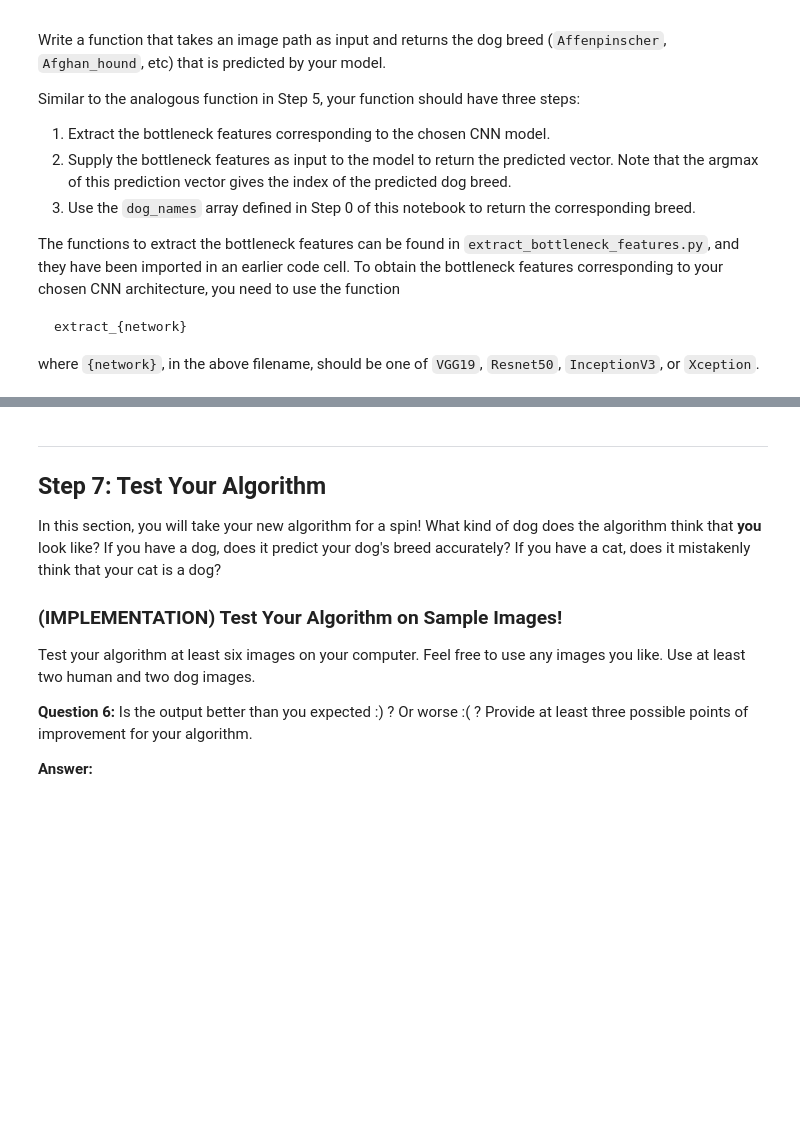
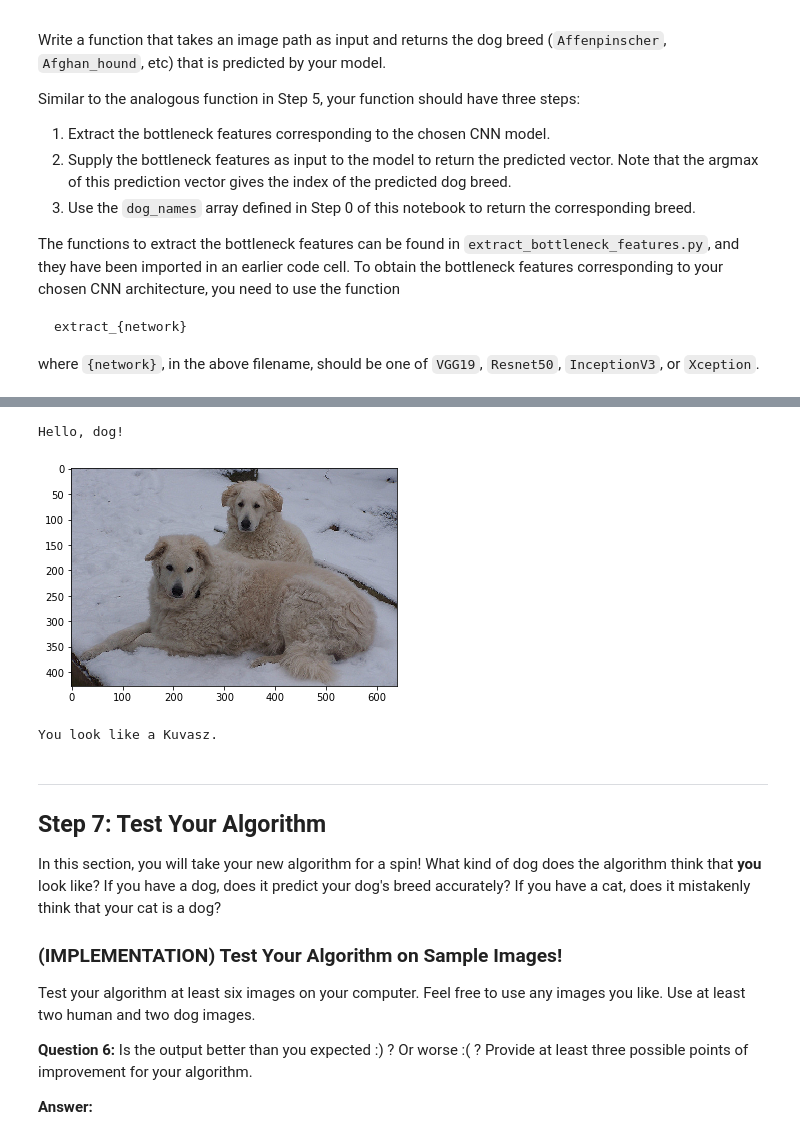
Before and after one commit to maxwang88/dog-breed-detection, a Jupyter notebook: dog_app.ipynb, the cells around one changed output, grey strips where cells are left out. Drawn from its saved outputs; the diff is of its cells as text; code cells hidden in the pictures; blank space fills up the shorter version.

```diff
--- a/dog_app.ipynb
+++ b/dog_app.ipynb
@@ -627,6 +649,7 @@ __Answer:__
 ### (IMPLEMENTATION) Compile the Model
 # %%
 ### TODO: Compile the model.
+Resnet50_model.compile(loss='categorical_crossentropy', optimizer='adam', metrics=['accuracy'])
 # %% [markdown]
 ### (IMPLEMENTATION) Train the Model
 
@@ -639,6 +687,7 @@ You are welcome to [augment the training data](https://blog.keras.io/building-po
 ### (IMPLEMENTATION) Load the Model with the Best Validation Loss
 # %%
 ### TODO: Load the model weights with the best validation loss.
+Resnet50_model.load_weights('saved_models/weights.best.Resnet501.hdf5')
 # %% [markdown]
 ### (IMPLEMENTATION) Test the Model
 
@@ -663,3 +719,11 @@ where `{network}`, in the above filename, should be one of `VGG19`, `Resnet50`,
 # %%
 ### TODO: Write a function that takes a path to an image as input
 ### and returns the dog breed that is predicted by the model.
+
+def Resnet50_predict_breed(img_path):
+    # extract bottleneck features
+    bottleneck_feature = extract_Resnet50(path_to_tensor(img_path))
+    # obtain predicted vector
+    predicted_vector = Resnet50_model.predict(bottleneck_feature)
+    # return dog breed that is predicted by the model
+    return dog_names[np.argmax(predicted_vector)]
@@ -687,3 +753,38 @@ Some sample output for our algorithm is provided below, but feel free to design
+# %%
+### TODO: Write your algorithm.
+### Feel free to use as many code cells as needed.
+def face_detector(img_path):
+    img = cv2.imread(img_path)
+    gray = cv2.cvtColor(img, cv2.COLOR_BGR2GRAY)
+    faces = face_cascade.detectMultiScale(gray)
+    return faces
+
+def dog_breed_classifier(path):
+    if not dog_detector(path):
+        faces = face_detector(path)
+        if len(faces) > 0:
+            print('Hello, human!\n')
+        else:
+            print('Error! No human nor dog has been detected!')
+            return
+    else:
+        print('Hello, dog!\n')
+
+    img = cv2.imread(path)
+    # convert BGR image to RGB for plotting
+    cv_rgb = cv2.cvtColor(img, cv2.COLOR_BGR2RGB)
+    plt.imshow(cv_rgb)
+    plt.show()
+
+    breed = Resnet50_predict_breed(path)
+    print('You look like a {}.'.format(breed))
+    return
+# %%
+dog_breed_classifier(dog_files_short[0])
+# %% [output]
+Hello, dog!
+[figure, added]
+You look like a Kuvasz.
 # %% [markdown]
 ---
 <a id='step7'></a>
```
Also changed, not shown: parts of 10 cells of this notebook, 11 other files.
